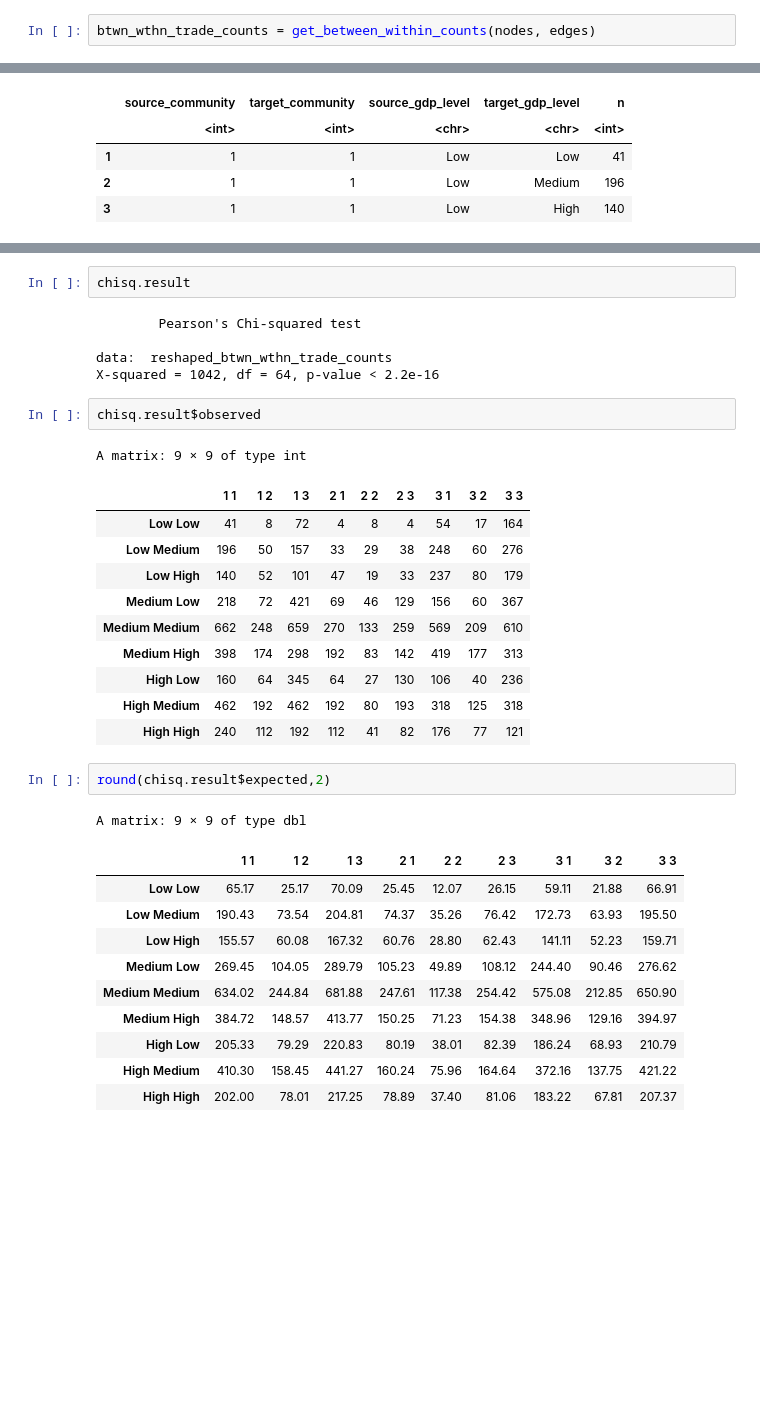
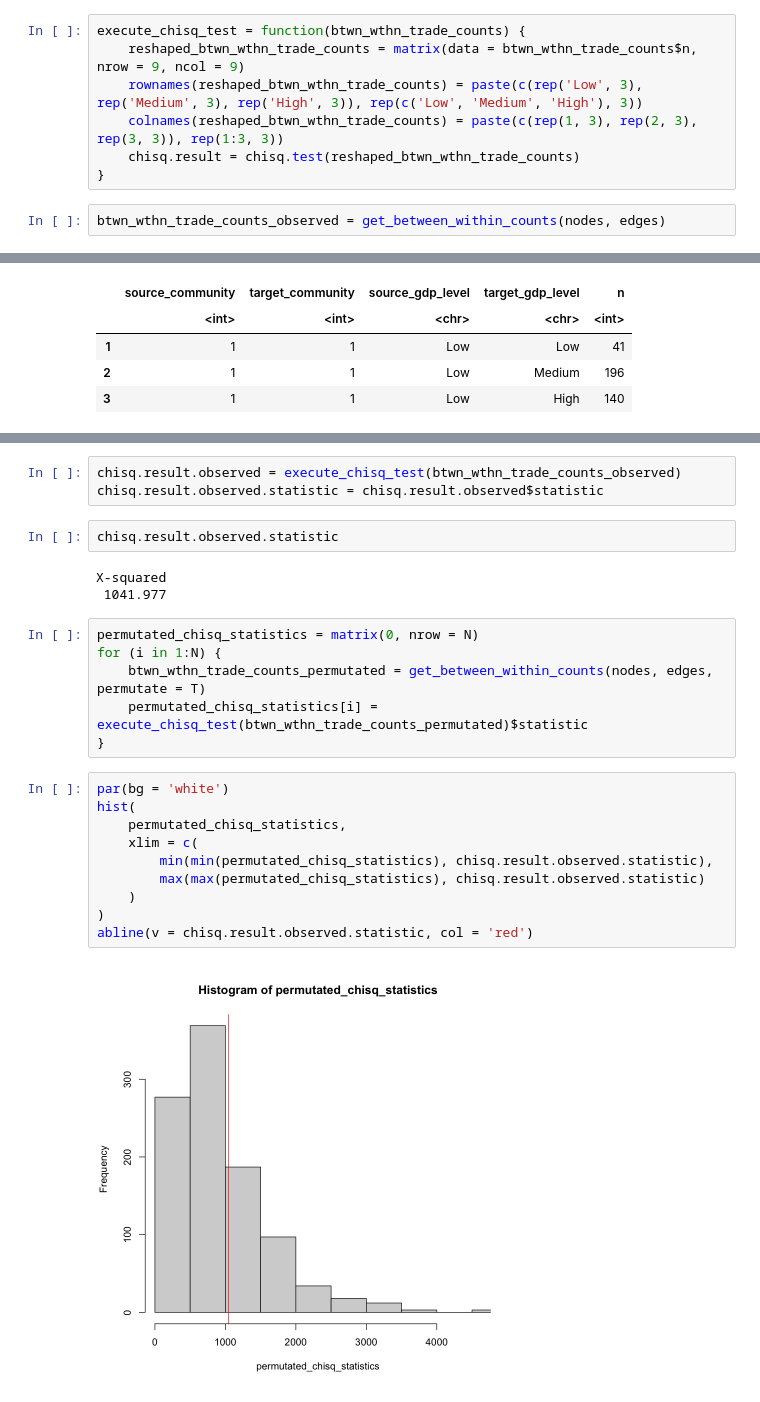
Before and after one commit to zhpinkman/permutation-tests, a Jupyter notebook: codes/community-detection-wits.ipynb, the cells around one changed output, grey strips where cells are left out. Saved outputs shown, nothing was run; the diff lists cells and outputs as text; blank space fills up the shorter version.

Commit message:
Add the results for community detection and centrality relationships with gdp with permutation tests

```diff
--- a/codes/community-detection-wits.ipynb
+++ b/codes/community-detection-wits.ipynb
@@ -118,8 +121,15 @@ get_between_within_counts = function(nodes, edges) {
     }
     return(btwn_wthn_trade_counts)
 }
+# %%
+execute_chisq_test = function(btwn_wthn_trade_counts) {
+    reshaped_btwn_wthn_trade_counts = matrix(data = btwn_wthn_trade_counts$n, nrow = 9, ncol = 9)
+    rownames(reshaped_btwn_wthn_trade_counts) = paste(c(rep('Low', 3), rep('Medium', 3), rep('High', 3)), rep(c('Low', 'Medium', 'High'), 3))
+    colnames(reshaped_btwn_wthn_trade_counts) = paste(c(rep(1, 3), rep(2, 3), rep(3, 3)), rep(1:3, 3))
+    chisq.result = chisq.test(reshaped_btwn_wthn_trade_counts)
+}
 # %%
-btwn_wthn_trade_counts = get_between_within_counts(nodes, edges)
+btwn_wthn_trade_counts_observed = get_between_within_counts(nodes, edges)
 # %%
 head(btwn_wthn_trade_counts, 3)
 # %% [output]
@@ -181,35 +142,26 @@ chisq.result = chisq.test(reshaped_btwn_wthn_trade_counts)
+# %%
+chisq.result.observed = execute_chisq_test(btwn_wthn_trade_counts_observed)
+chisq.result.observed.statistic = chisq.result.observed$statistic
 # %%
-chisq.result
+chisq.result.observed.statistic
 # %% [output]
-        Pearson's Chi-squared test
-
-data:  reshaped_btwn_wthn_trade_counts
-X-squared = 1042, df = 64, p-value < 2.2e-16
+X-squared
+ 1041.977
-# %%
-chisq.result$observed
-# %% [output]
-A matrix: 9 × 9 of type int
-|  | 1 1 | 1 2 | 1 3 | 2 1 | 2 2 | 2 3 | 3 1 | 3 2 | 3 3 |
-| Low Low | 41 | 8 | 72 | 4 | 8 | 4 | 54 | 17 | 164 |
-| Low Medium | 196 | 50 | 157 | 33 | 29 | 38 | 248 | 60 | 276 |
-| Low High | 140 | 52 | 101 | 47 | 19 | 33 | 237 | 80 | 179 |
-| Medium Low | 218 | 72 | 421 | 69 | 46 | 129 | 156 | 60 | 367 |
-| Medium Medium | 662 | 248 | 659 | 270 | 133 | 259 | 569 | 209 | 610 |
-| Medium High | 398 | 174 | 298 | 192 | 83 | 142 | 419 | 177 | 313 |
-| High Low | 160 | 64 | 345 | 64 | 27 | 130 | 106 | 40 | 236 |
-| High Medium | 462 | 192 | 462 | 192 | 80 | 193 | 318 | 125 | 318 |
-| High High | 240 | 112 | 192 | 112 | 41 | 82 | 176 | 77 | 121 |
-# %%
-round(chisq.result$expected,2)
-# %% [output]
-A matrix: 9 × 9 of type dbl
-|  | 1 1 | 1 2 | 1 3 | 2 1 | 2 2 | 2 3 | 3 1 | 3 2 | 3 3 |
-| Low Low | 65.17 | 25.17 | 70.09 | 25.45 | 12.07 | 26.15 | 59.11 | 21.88 | 66.91 |
-| Low Medium | 190.43 | 73.54 | 204.81 | 74.37 | 35.26 | 76.42 | 172.73 | 63.93 | 195.50 |
-| Low High | 155.57 | 60.08 | 167.32 | 60.76 | 28.80 | 62.43 | 141.11 | 52.23 | 159.71 |
-| Medium Low | 269.45 | 104.05 | 289.79 | 105.23 | 49.89 | 108.12 | 244.40 | 90.46 | 276.62 |
-| Medium Medium | 634.02 | 244.84 | 681.88 | 247.61 | 117.38 | 254.42 | 575.08 | 212.85 | 650.90 |
-| Medium High | 384.72 | 148.57 | 413.77 | 150.25 | 71.23 | 154.38 | 348.96 | 129.16 | 394.97 |
-| High Low | 205.33 | 79.29 | 220.83 | 80.19 | 38.01 | 82.39 | 186.24 | 68.93 | 210.79 |
-| High Medium | 410.30 | 158.45 | 441.27 | 160.24 | 75.96 | 164.64 | 372.16 | 137.75 | 421.22 |
-| High High | 202.00 | 78.01 | 217.25 | 78.89 | 37.40 | 81.06 | 183.22 | 67.81 | 207.37 |
+# %%
+permutated_chisq_statistics = matrix(0, nrow = N)
+for (i in 1:N) {
+    btwn_wthn_trade_counts_permutated = get_between_within_counts(nodes, edges, permutate = T)
+    permutated_chisq_statistics[i] = execute_chisq_test(btwn_wthn_trade_counts_permutated)$statistic
+}
+# %%
+par(bg = 'white')
+hist(
+    permutated_chisq_statistics,
+    xlim = c(
+        min(min(permutated_chisq_statistics), chisq.result.observed.statistic),
+        max(max(permutated_chisq_statistics), chisq.result.observed.statistic)
+    )
+)
+abline(v = chisq.result.observed.statistic, col = 'red')
+# %% [output]
+[figure, added]
```
Also changed, not shown: parts of 9 cells of this notebook, 3 other files.
